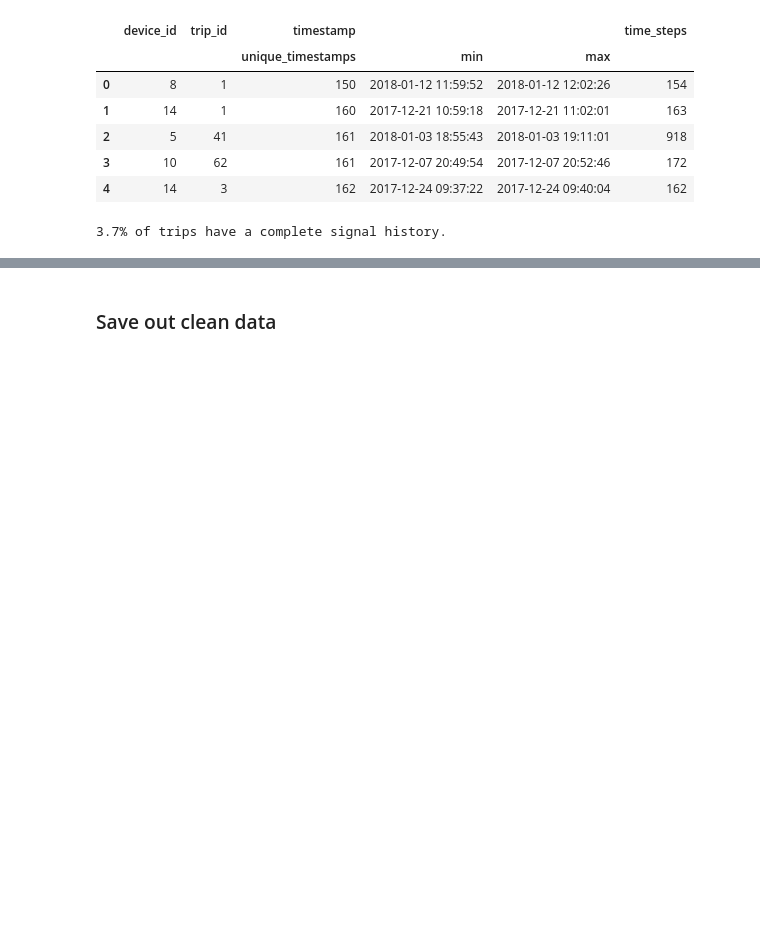
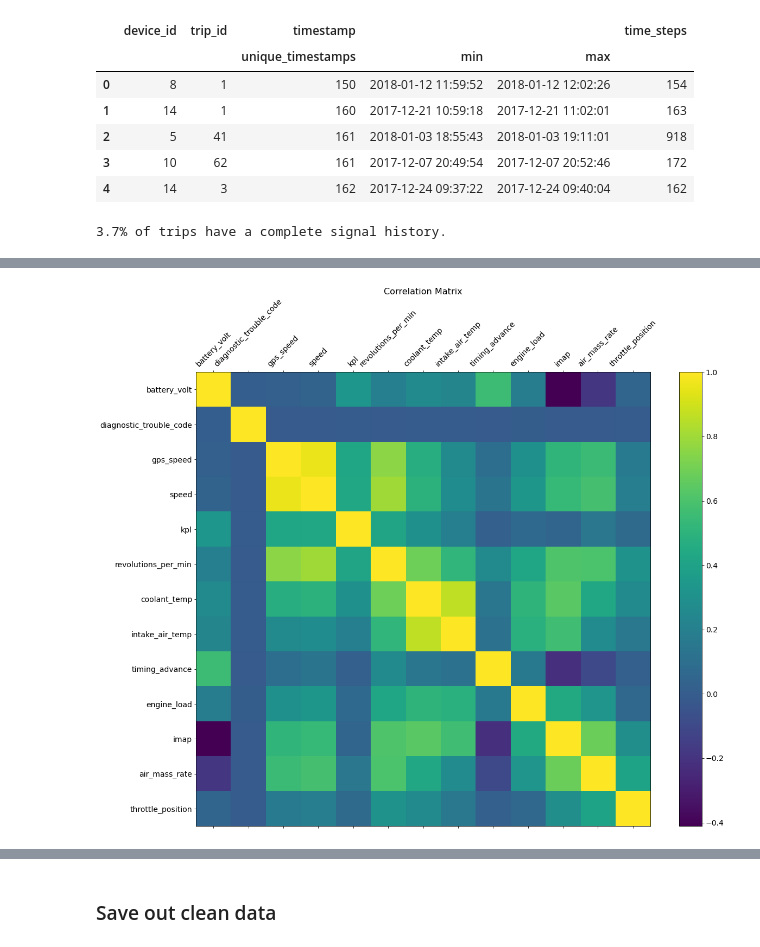
Before and after one commit to qirun-chen/getting-into-telematics, a Jupyter notebook: EDA.ipynb, the cells around one changed output, grey strips where cells are left out. Drawn from its saved outputs; the diff is of its cells as text; code cells hidden in the pictures; blank space fills up the shorter version.

```diff
--- a/EDA.ipynb
+++ b/EDA.ipynb
@@ -473,0 +481,18 @@ fig.show()
+# %%
+f = plt.figure(figsize=(19, 15))
+plt.matshow(car_df[obd_sensors_cols].corr(), fignum=f.number)
+
+plt.xticks(range(car_df[obd_sensors_cols].columns.shape[0]),
+           car_df[obd_sensors_cols].corr().columns,
+           fontsize=14,
+           rotation=45)
+
+plt.yticks(range(car_df[obd_sensors_cols].columns.shape[0]),
+           car_df[obd_sensors_cols].corr().columns,
+           fontsize=14)
+
+cb = plt.colorbar()
+cb.ax.tick_params(labelsize=14)
+plt.title('Correlation Matrix', fontsize=16);
+# %% [output]
+[figure, added]
```
Also changed, not shown: parts of 45 cells of this notebook.
